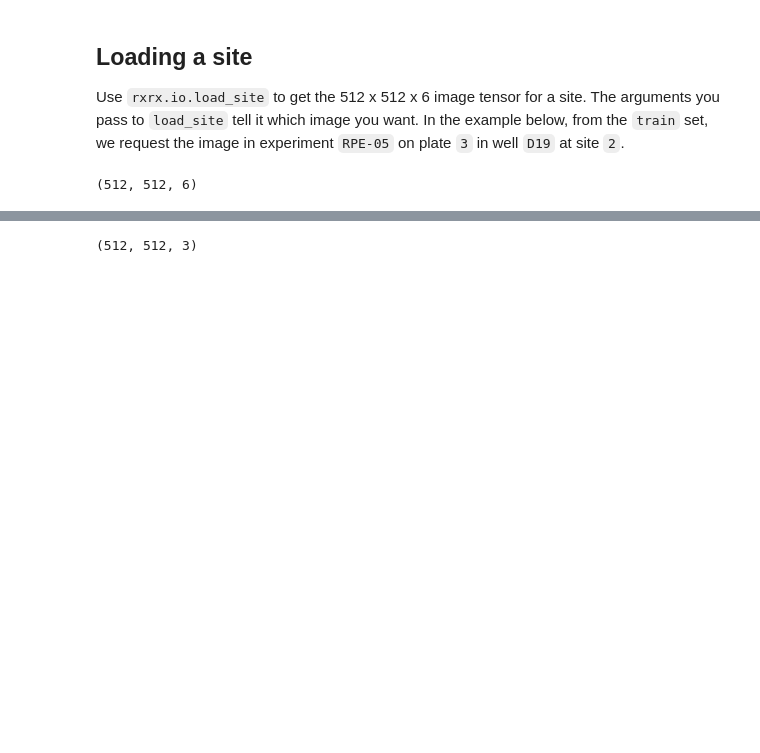
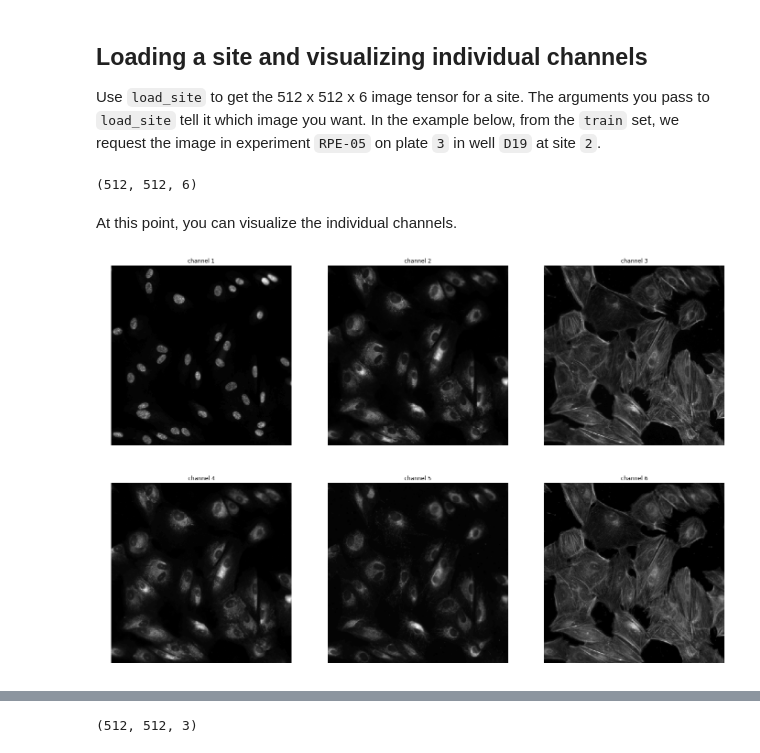
Before and after one commit to recursionpharma/rxrx1-utils, a Jupyter notebook: notebooks/visualization.ipynb, the cells around one changed output, grey strips where cells are left out. Drawn from its saved outputs; the diff is of its cells as text; code cells hidden in the pictures; blank space fills up the shorter version.

```diff
--- a/notebooks/visualization.ipynb
+++ b/notebooks/visualization.ipynb
@@ -24,5 +23,5 @@ Unpacking objects: 100% (44/44), done.
 # %% [markdown]
-## Loading a site
+## Loading a site and visualizing individual channels
 
-Use `rxrx.io.load_site` to get the 512 x 512 x 6 image tensor for a site.  The arguments you pass to `load_site` tell it which image you want.  In the example below, from the `train` set, we request the image in experiment `RPE-05` on plate `3` in well `D19` at site `2`.
+Use `load_site` to get the 512 x 512 x 6 image tensor for a site.  The arguments you pass to `load_site` tell it which image you want.  In the example below, from the `train` set, we request the image in experiment `RPE-05` on plate `3` in well `D19` at site `2`.
 # %%
@@ -31,4 +30,15 @@ t = io.load_site('train', 'RPE-05', 3, 'D19', 2)
 t.shape
 # %% [output]
 (512, 512, 6)
+# %% [markdown]
+At this point, you can visualize the individual channels.
+# %%
+fig, axes = plt.subplots(2, 3, figsize=(24, 16))
+
+for i, ax in enumerate(axes.flatten()):
+  ax.axis('off')
+  ax.set_title('channel {}'.format(i + 1))
+  _ = ax.imshow(t[:, :, i], cmap='gray')
+# %% [output]
+[figure, added]
 # %% [markdown]
```
Also changed, not shown: parts of 19 cells of this notebook.
